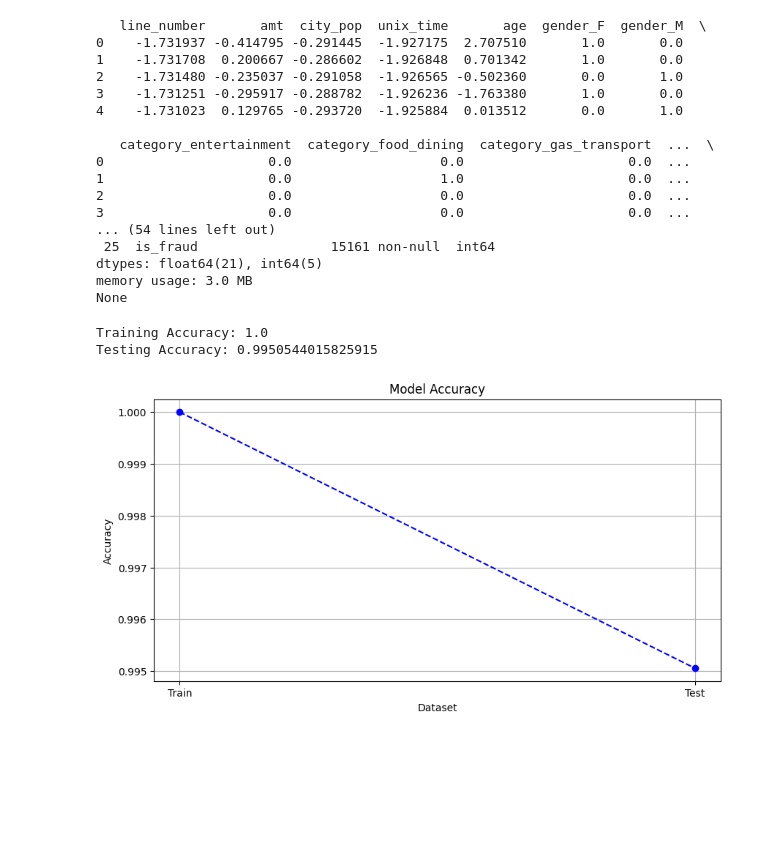
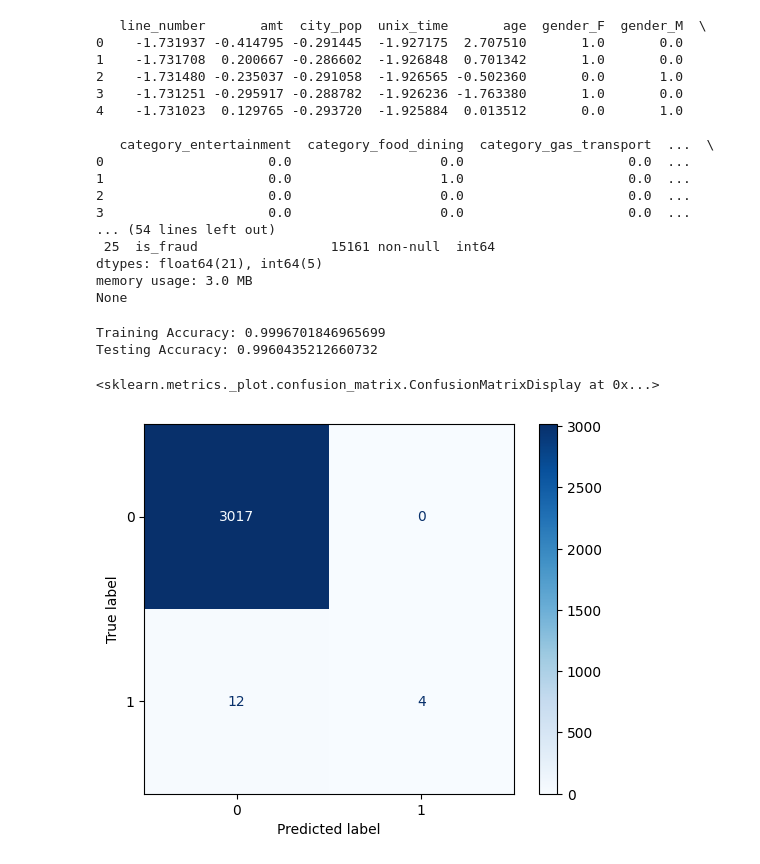
Before and after one commit to jarne2703/Datamining_Final_project, a Jupyter notebook: Application3.ipynb, the cells around one changed output. Saved outputs shown, nothing was run; the diff lists cells and outputs as text; code cells hidden in the pictures; blank space fills up the shorter version.

Commit message:
Add evaluation to classification model

```diff
--- a/Application3.ipynb
+++ b/Application3.ipynb
@@ -59,9 +59,9 @@ data = pd.read_csv('preprocessed_classification_data.csv')
 X = data.drop('is_fraud', axis=1)
 y = data['is_fraud']
 
-X_train, X_test, y_train, y_test = train_test_split(X, y, test_size=0.3, random_state=42)
+X_train, X_test, y_train, y_test = train_test_split(X, y, test_size=0.2, random_state=42)
 
-model = RandomForestClassifier(n_estimators=100, random_state=42)
+model = RandomForestClassifier(n_estimators=20, random_state=42)
 model.fit(X_train, y_train)
 
 y_pred_train = model.predict(X_train)
@@ -73,6 +73,14 @@ test_accuracy = accuracy_score(y_test, y_pred_test)
 print("Training Accuracy:", train_accuracy)
 print("Testing Accuracy:", test_accuracy)
 # %% [output]
-Training Accuracy: 1.0
-Testing Accuracy: 0.9950544015825915
+Training Accuracy: 0.9996701846965699
+Testing Accuracy: 0.9960435212660732
-[figure, removed]
+# %%
+from sklearn.metrics import confusion_matrix, ConfusionMatrixDisplay
+
+cm = confusion_matrix(y_test, y_pred_test)
+disp = ConfusionMatrixDisplay(confusion_matrix=cm, display_labels=model.classes_)
+disp.plot(cmap='Blues')
+# %% [output]
+<sklearn.metrics._plot.confusion_matrix.ConfusionMatrixDisplay at 0x...>
+[figure, added]
```
Also changed, not shown: parts of 4 cells of this notebook.
